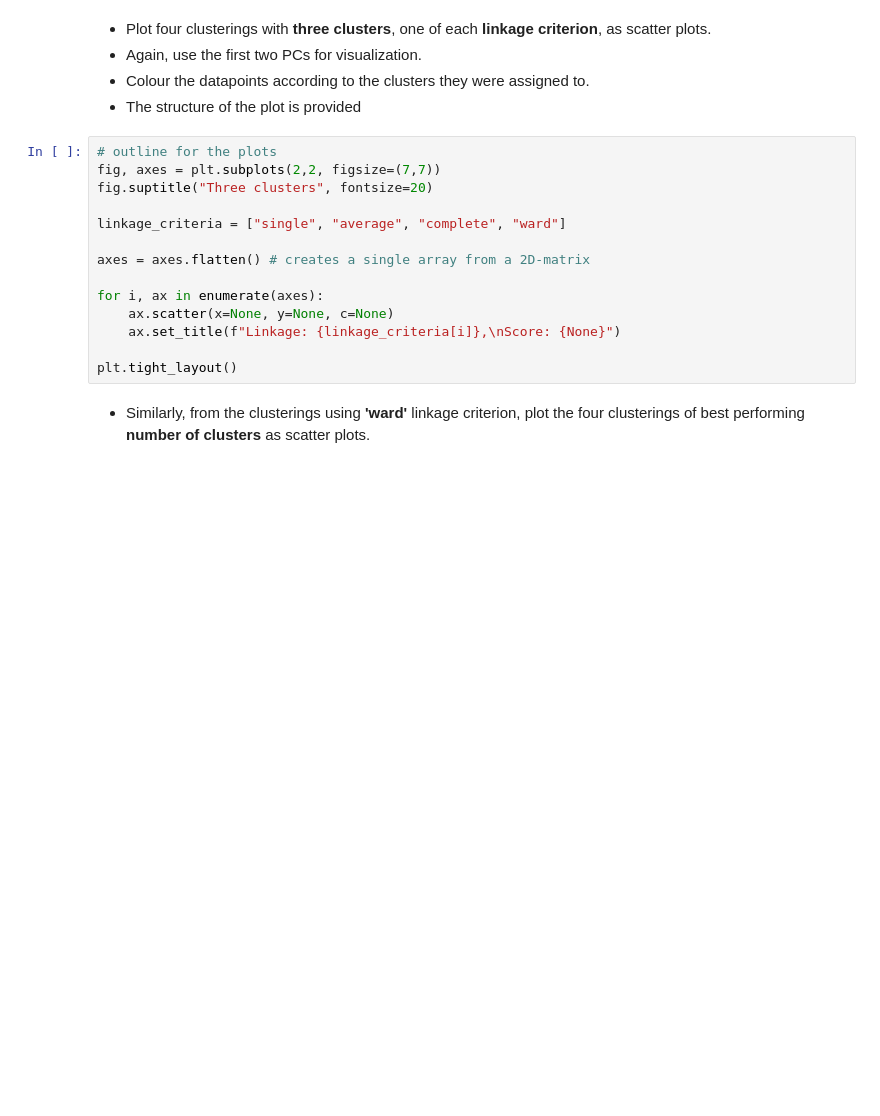
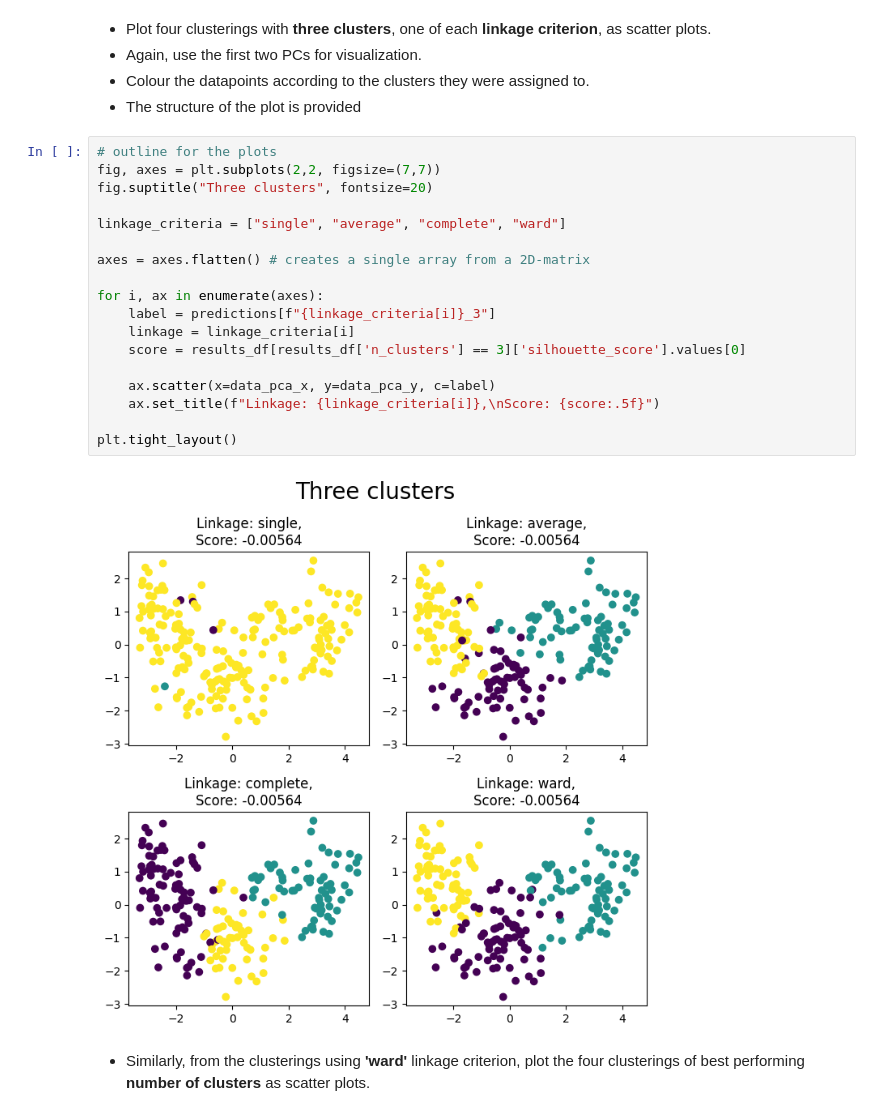
Before and after one commit to arttusamuel/dakd-2024, a Jupyter notebook: Excercise3-unsupervised-learning/your_name_here_DAKD_2024_exercise_3.ipynb, the cells around one changed output. Drawn from its saved outputs; the diff is of its cells as text; blank space fills up the shorter version.

Commit message:
Plots for task 2

```diff
--- a/Excercise3-unsupervised-learning/your_name_here_DAKD_2024_exercise_3.ipynb
+++ b/Excercise3-unsupervised-learning/your_name_here_DAKD_2024_exercise_3.ipynb
@@ -319,17 +323,23 @@ Best Results for each n_clusters:
 # %%
 # outline for the plots
 fig, axes = plt.subplots(2,2, figsize=(7,7))
 fig.suptitle("Three clusters", fontsize=20)
 
 linkage_criteria = ["single", "average", "complete", "ward"]
 
 axes = axes.flatten() # creates a single array from a 2D-matrix
 
 for i, ax in enumerate(axes):
-    ax.scatter(x=None, y=None, c=None)
-    ax.set_title(f"Linkage: {linkage_criteria[i]},\nScore: {None}")
+    label = predictions[f"{linkage_criteria[i]}_3"]
+    linkage = linkage_criteria[i]
+    score = results_df[results_df['n_clusters'] == 3]['silhouette_score'].values[0]
+
+    ax.scatter(x=data_pca_x, y=data_pca_y, c=label)
+    ax.set_title(f"Linkage: {linkage_criteria[i]},\nScore: {score:.5f}")
 
 plt.tight_layout()
+# %% [output]
+[figure, added]
 # %% [markdown]
  - Similarly, from the clusterings using **'ward'** linkage criterion, plot the four clusterings of best performing **number of clusters** as scatter plots.
 # %%
```
Also changed, not shown: parts of 2 cells of this notebook.
